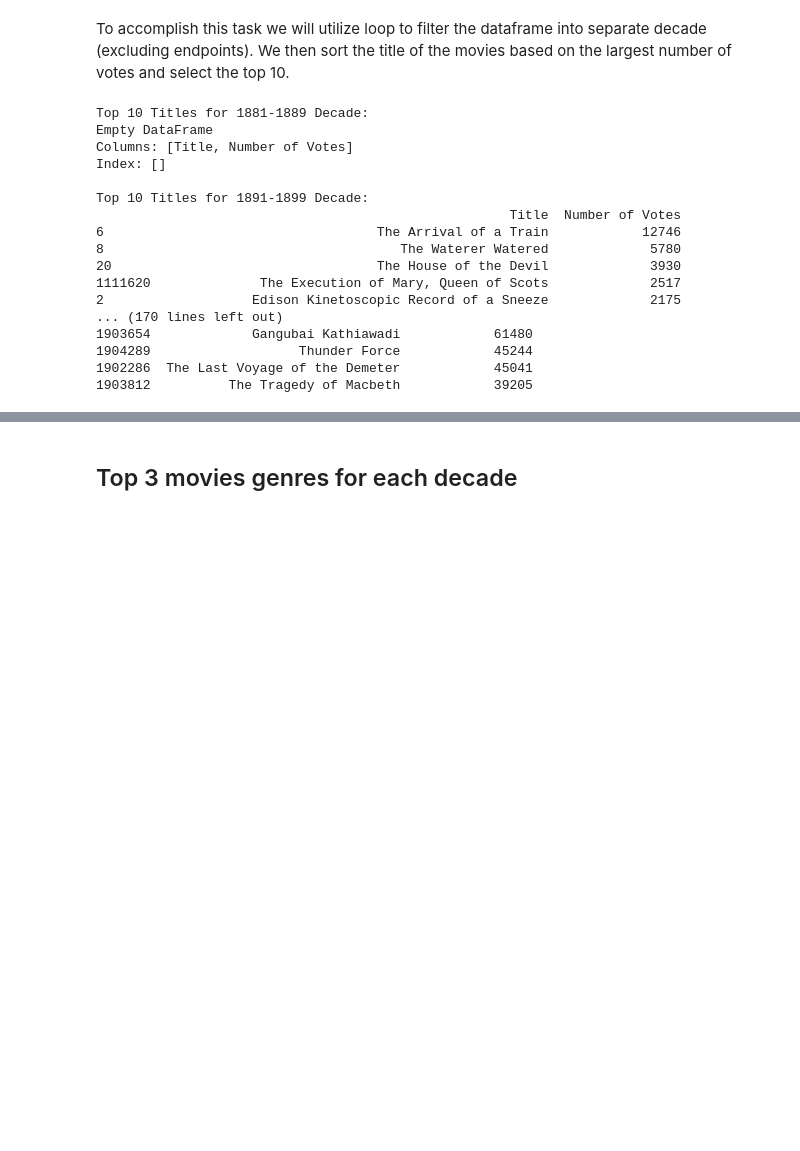
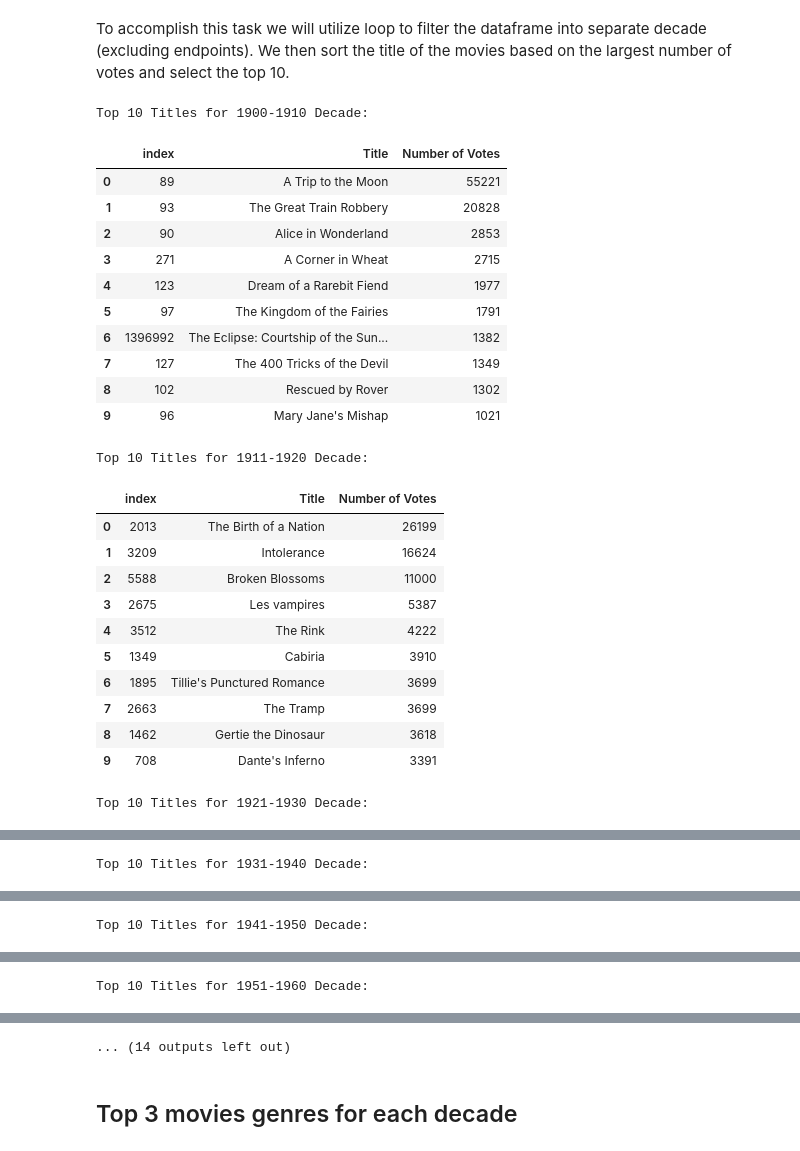
Before and after one commit to thaong1412/IMDB_Project, a Jupyter notebook: CPSC_4800_IMDB_Project.ipynb, the cells around one changed output, grey strips where cells are left out. Drawn from its saved outputs; the diff is of its cells as text; code cells hidden in the pictures; blank space fills up the shorter version.

```diff
--- a/CPSC_4800_IMDB_Project.ipynb
+++ b/CPSC_4800_IMDB_Project.ipynb
@@ -937,9 +887,0 @@ NameError: name 'unique_movies_people_df' is not defined
-# %%
-top_genre_by_decade = pd.DataFrame()
-
-for decade, group_df in grouped_by_decade:
-    genre_counts = pd.concat([group_df['Genre 1'], group_df['Genre 2'], group_df['Genre 3']]).value_counts()
-    top_genre = genre_counts.idxmax()
-    top_genre_by_decade = top_genre_by_decade.append({'decade': decade, 'top_genre': top_genre}, ignore_index=True)
-
-top_genre_by_decade
@@ -1073,32 +1014,53 @@ Name: Title, dtype: int64
 ## Top 10 movies for each decade starting in 1900 by number of votes
 # %% [markdown]
 To accomplish this task we will utilize loop to filter the dataframe into separate decade (excluding endpoints). We then sort the title of the movies based on the largest number of votes and select the top 10.
+# %%
+starting_year = 1900
+current_year = datetime.now().year
 # %%
 top_titles_by_decade = {}
-for start_year in range(1880, 2024, 10):
+
+for start_year in range(starting_year, current_year, 10):
     end_year = start_year + 10
-    decade_df = movies_title_df_unique[(movies_title_df_unique['Start Year'] > start_year) & (movies_title_df_unique['Start Year'] < end_year)]
+
+    if end_year > current_year:
+        end_year = current_year
+
+    decade_df = movies_title_df_unique[
+        (movies_title_df_unique['Start Year'] > start_year) & (movies_title_df_unique['Start Year'] < end_year)]
+
     top_10_titles = decade_df.sort_values(by='Number of Votes', ascending=False).head(10)
-    top_titles_by_decade[f"{start_year+1}-{end_year-1}"] = top_10_titles[['Title', 'Number of Votes']]
+
+    display_start, display_end = get_decade(starting_year, current_year, start_year, end_year)
+
+    top_titles_by_decade[f"{display_start}-{display_end}"] = top_10_titles[['Title', 'Number of Votes']]
 
 for decade, titles in top_titles_by_decade.items():
-    print(f"Top 10 Titles for {decade} Decade:")
-    print(titles, "\n")
+    print('\033[1m' + f"Top 10 Titles for {decade} Decade:" + '\033[0m')
+    display(titles.reset_index())
 # %% [output]
-Top 10 Titles for 1881-1889 Decade:
-Empty DataFrame
-Columns: [Title, Number of Votes]
-Index: []
-
-Top 10 Titles for 1891-1899 Decade:
-                                                     Title  Number of Votes
-6                                   The Arrival of a Train            12746
-8                                      The Waterer Watered             5780
-20                                  The House of the Devil             3930
-1111620              The Execution of Mary, Queen of Scots             2517
-2                   Edison Kinetoscopic Record of a Sneeze             2175
-... (170 lines left out)
-1903654             Gangubai Kathiawadi            61480
-1904289                   Thunder Force            45244
-1902286  The Last Voyage of the Demeter            45041
-1903812          The Tragedy of Macbeth            39205
+Top 10 Titles for 1900-1910 Decade:
+|  | index | Title | Number of Votes |
+| 0 | 89 | A Trip to the Moon | 55221 |
+| 1 | 93 | The Great Train Robbery | 20828 |
+| 2 | 90 | Alice in Wonderland | 2853 |
+| 3 | 271 | A Corner in Wheat | 2715 |
+| 4 | 123 | Dream of a Rarebit Fiend | 1977 |
+| 5 | 97 | The Kingdom of the Fairies | 1791 |
+| 6 | 1396992 | The Eclipse: Courtship of the Sun... | 1382 |
+| 7 | 127 | The 400 Tricks of the Devil | 1349 |
+| 8 | 102 | Rescued by Rover | 1302 |
+| 9 | 96 | Mary Jane's Mishap | 1021 |
+Top 10 Titles for 1911-1920 Decade:
+|  | index | Title | Number of Votes |
+| 0 | 2013 | The Birth of a Nation | 26199 |
+| 1 | 3209 | Intolerance | 16624 |
+| 2 | 5588 | Broken Blossoms | 11000 |
+| 3 | 2675 | Les vampires | 5387 |
+| 4 | 3512 | The Rink | 4222 |
+| 5 | 1349 | Cabiria | 3910 |
+| 6 | 1895 | Tillie's Punctured Romance | 3699 |
+| 7 | 2663 | The Tramp | 3699 |
+| 8 | 1462 | Gertie the Dinosaur | 3618 |
+| 9 | 708 | Dante's Inferno | 3391 |
+Top 10 Titles for 1921-1930 Decade:
@@ -1104,0 +1078 @@ Top 10 Titles for 1891-1899 Decade:
+Top 10 Titles for 1931-1940 Decade:
@@ -1104,0 +1090 @@ Top 10 Titles for 1891-1899 Decade:
+Top 10 Titles for 1941-1950 Decade:
@@ -1104,0 +1102 @@ Top 10 Titles for 1891-1899 Decade:
+Top 10 Titles for 1951-1960 Decade:
@@ -1105,3 +1114,4 @@ Top 10 Titles for 1891-1899 Decade:
+... (14 outputs left out)
 # %% [markdown]
 ## Top 3 movies genres for each decade
 # %% [markdown]
```
Also changed, not shown: parts of 32 cells of this notebook, 1 other file.
